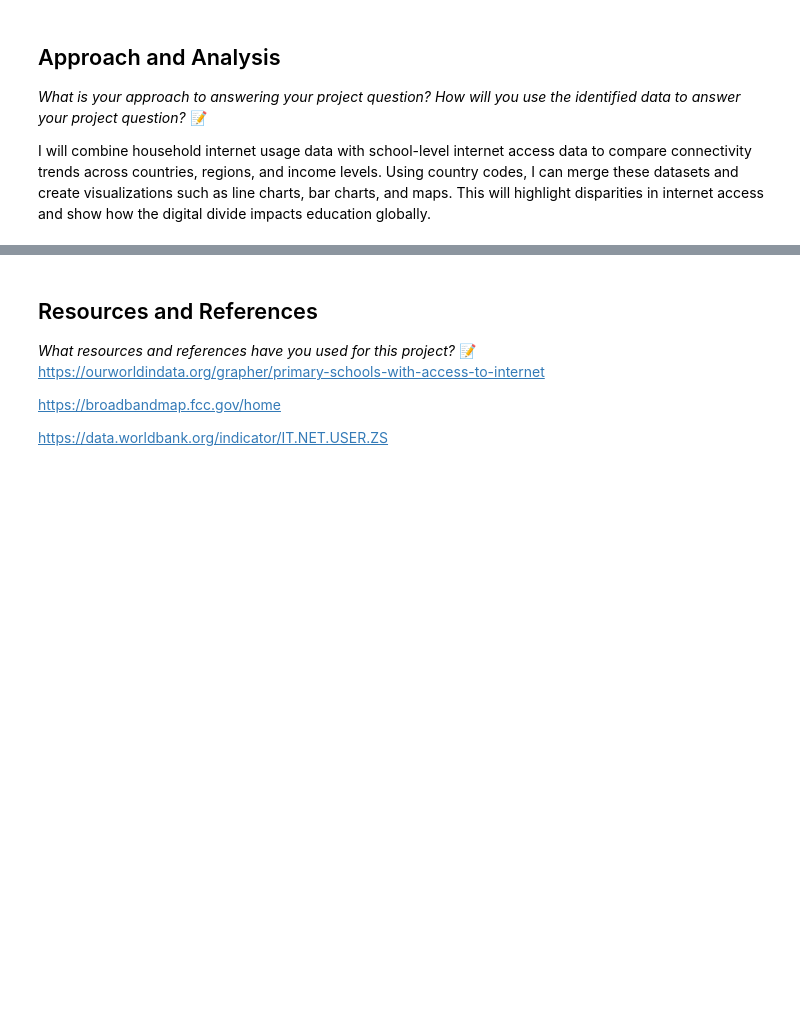
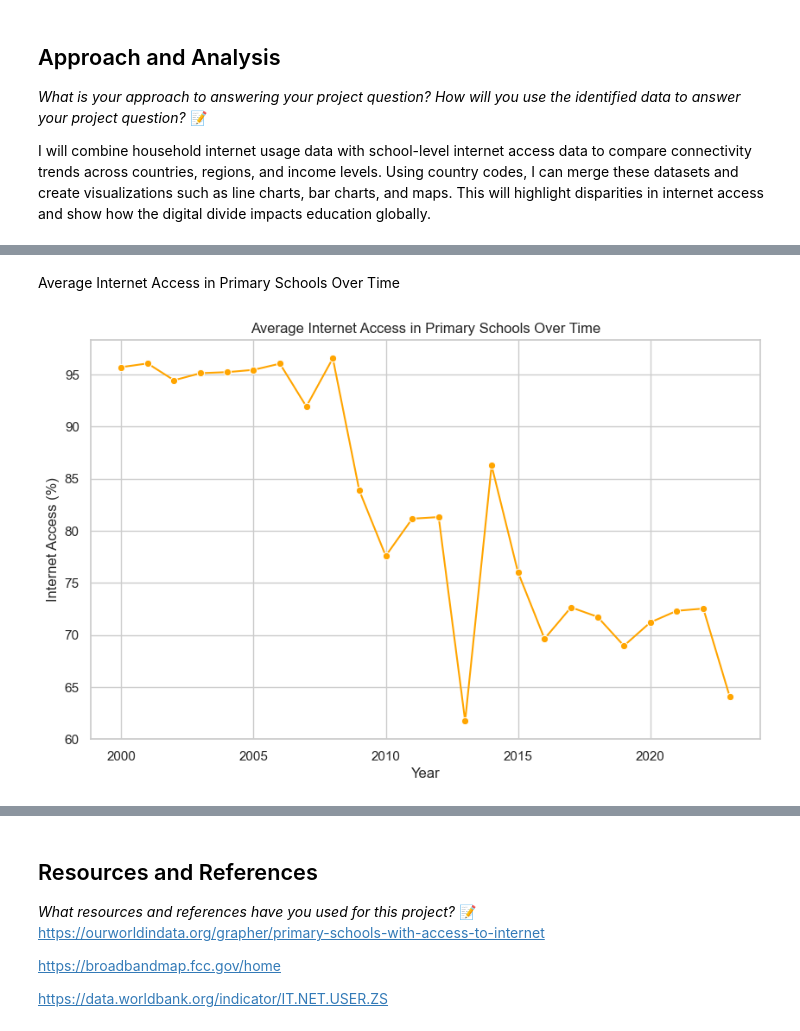
Before and after one commit to IT4063C001-Fall2025/final-project-Voegelnh, a Jupyter notebook: source.ipynb, the cells around one changed output, grey strips where cells are left out. Cells and saved outputs as stored; diff of their text form; code cells hidden in the pictures; blank space fills up the shorter version.

```diff
--- a/source.ipynb
+++ b/source.ipynb
@@ -113,0 +149,25 @@ Index(['Country Code', 'Region', 'IncomeGroup', 'SpecialNotes', 'TableName',
+# %% [markdown]
+Average Internet Access in Primary Schools Over Time
+# %%
+schools_df = pd.read_csv("DataSets/primary-schools-with-access-to-internet.csv")
+
+# Rename long column for convenience
+schools_df = schools_df.rename(columns={
+    "4.a.1 - Proportion of schools with access to the internet for pedagogical purposes, by education level (%) - SE_ACS_INTNT - Primary":
+    "Internet Access (%)"
+})
+
+sns.set(style="whitegrid")
+
+# Plot average access by year across all entities
+yearly_access = schools_df.groupby("Year")["Internet Access (%)"].mean().reset_index()
+
+plt.figure(figsize=(10, 6))
+sns.lineplot(data=yearly_access, x="Year", y="Internet Access (%)", marker="o", color="orange")
+plt.title("Average Internet Access in Primary Schools Over Time")
+plt.xlabel("Year")
+plt.ylabel("Internet Access (%)")
+plt.grid(True)
+plt.show()
+# %% [output]
+[figure, added]
```
Also changed, not shown: parts of 10 cells of this notebook, 4 other files.
